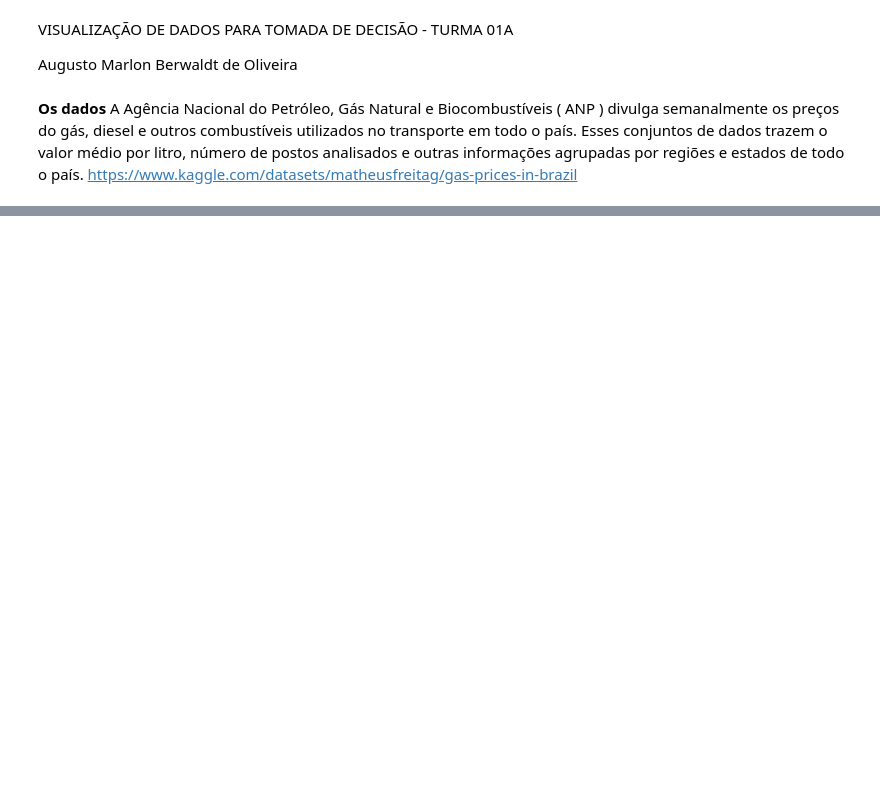
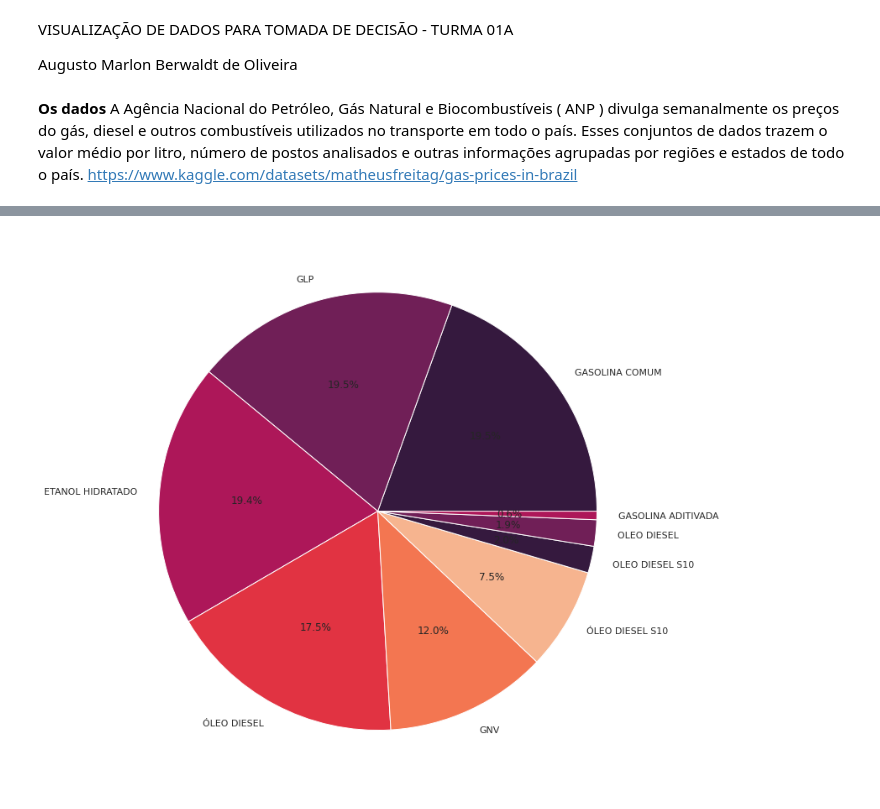
Before and after one commit to augustoberwaldt/mackenzie, a Jupyter notebook: Analise_de_dados_tarefa3_visualizacao_de_dados.ipynb, the cells around one changed output, grey strips where cells are left out. Cells and saved outputs as stored; diff of their text form; code cells hidden in the pictures; blank space fills up the shorter version.

```diff
--- a/Analise_de_dados_tarefa3_visualizacao_de_dados.ipynb
+++ b/Analise_de_dados_tarefa3_visualizacao_de_dados.ipynb
@@ -50,0 +112,11 @@ df.describe(include='all')
+# %%
+plt.figure(figsize=(12, 12))
+plt.pie(
+    x=df['PRODUTO'].value_counts(),
+    labels=df['PRODUTO'].value_counts().index,
+    autopct='%.1f%%',
+    colors=sns.color_palette('rocket')
+)
+plt.show()
+# %% [output]
+[figure, added]
```
Also changed, not shown: parts of 4 cells of this notebook.
